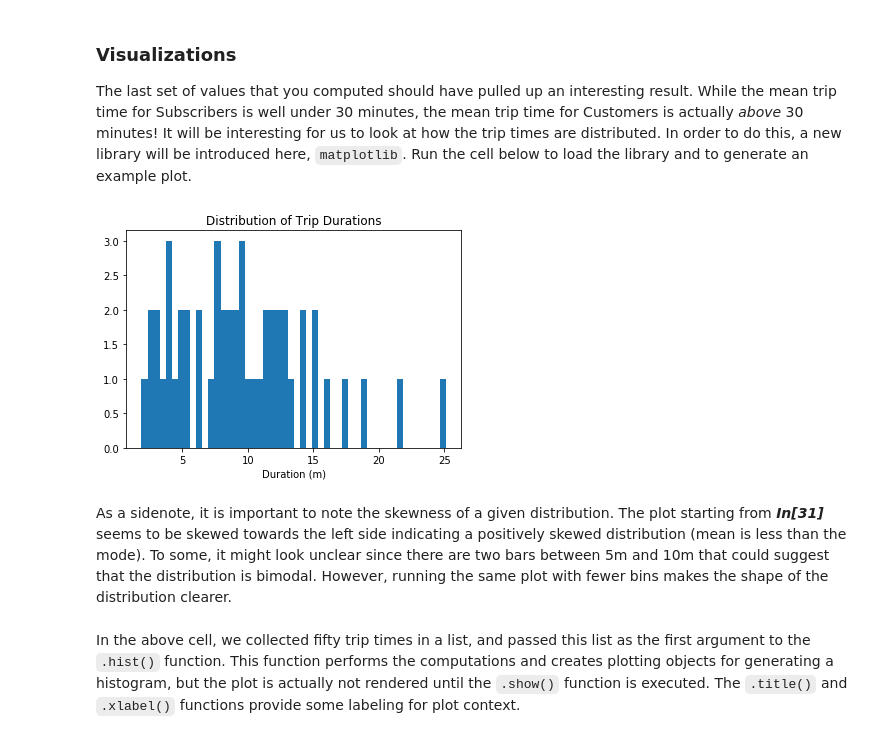
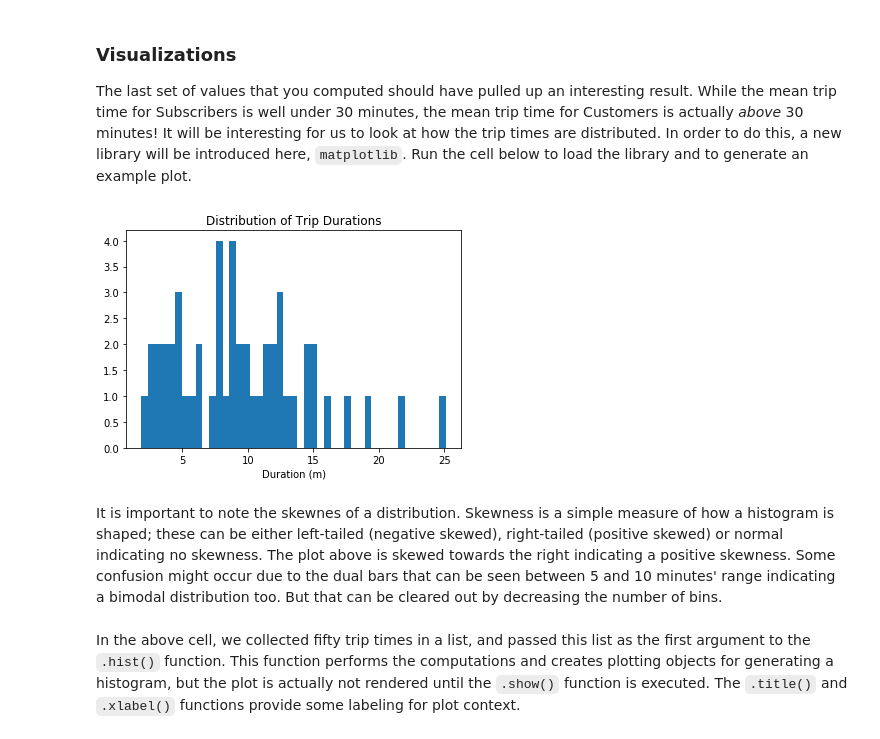
Before and after one commit to shivendra90/Bike-Share-Report, a Jupyter notebook: Bike_Share_Analysis.ipynb, the cells around one changed output. Cells and saved outputs as stored; diff of their text form; code cells hidden in the pictures.

```diff
--- a/Bike_Share_Analysis.ipynb
+++ b/Bike_Share_Analysis.ipynb
@@ -647,23 +647,23 @@ The last set of values that you computed should have pulled up an interesting re
 # %%
 # this is a 'magic word' that allows for plots to be displayed
 # inline with the notebook. If you want to know more, see:
 # http://ipython.readthedocs.io/en/stable/interactive/magics.html
 %matplotlib inline
 
 # example histogram, data taken from bay area sample
 data = [ 7.65,  8.92,  7.42,  5.50, 16.17,  4.20,  8.98,  9.62, 11.48, 14.33,
         19.02, 21.53,  3.90,  7.97,  2.62,  2.67,  3.08, 14.40, 12.90,  7.83,
         25.12,  8.30,  4.93, 12.43, 10.60,  6.17, 10.88,  4.78, 15.15,  3.53,
          9.43, 13.32, 11.72,  9.85,  5.22, 15.10,  3.95,  3.17,  8.78,  1.88,
          4.55, 12.68, 12.38,  9.78,  7.63,  6.45, 17.38, 11.90, 11.52,  8.63,]
-plt.hist(data, bins = 50)
+plt.hist(data, bins = 45)
 plt.title('Distribution of Trip Durations')
 plt.xlabel('Duration (m)')
 plt.show()
 # %% [output]
-[figure, old version]
+[figure, new version]
-# %% [markdown]
-As a sidenote, it is important to note the skewness of a given distribution. The plot starting from **_In[31]_** seems to be skewed towards the left side indicating a positively skewed distribution (mean is less than the mode). To some, it might look unclear since there are two bars between 5m and 10m that could suggest that the distribution is bimodal. However, running the same plot with fewer bins makes the shape of the distribution clearer.
+# %% [markdown]
+It is important to note the skewnes of a distribution. Skewness is a simple measure of how a histogram is shaped; these can be either left-tailed (negative skewed), right-tailed (positive skewed) or normal indicating no skewness. The plot above is skewed towards the right indicating a positive skewness. Some confusion might occur due to the dual bars that can be seen between 5 and 10 minutes' range indicating a bimodal distribution too. But that can be cleared out by decreasing the number of bins.
 # %% [markdown]
 In the above cell, we collected fifty trip times in a list, and passed this list as the first argument to the `.hist()` function. This function performs the computations and creates plotting objects for generating a histogram, but the plot is actually not rendered until the `.show()` function is executed. The `.title()` and `.xlabel()` functions provide some labeling for plot context.
 # %%
```
Also changed, not shown: parts of 2 cells of this notebook, 1 other file.
